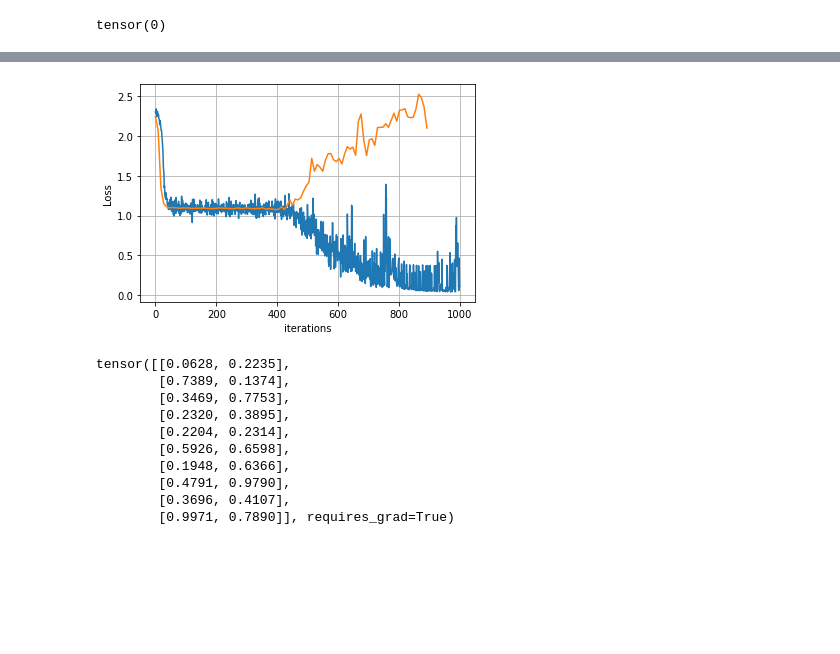
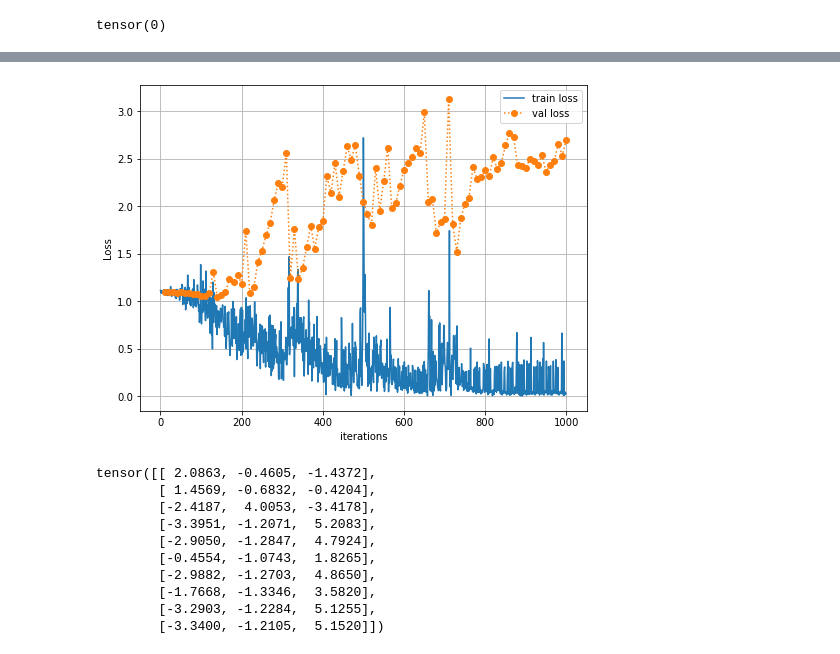
Before and after one commit to grohalex/NLP_TweetSentimentAnalysis, a Jupyter notebook: NN-testing.ipynb, the cells around one changed output, grey strips where cells are left out. Saved outputs shown, nothing was run; the diff lists cells and outputs as text; code cells hidden in the pictures; blank space fills up the shorter version.

Commit message:
finished small_datasets analysis - starting full training

```diff
--- a/NN-testing.ipynb
+++ b/NN-testing.ipynb
@@ -346,7 +344,7 @@ class RNN(nn.Module):
         out = self.fc1(out)
         return out
 
-model = RNN(input_size, hidden_size, n_layers, num_classes).to(device)
+model = RNN(input_size, hidden_size, n_layers, n_classes).to(device)
 
 # Loss and optimizer
 criterion = nn.CrossEntropyLoss()
@@ -388,12 +386,14 @@ for epoch in tqdm(range(n_epochs)):
             ys_pred.append(preds.argmax(dim=-1))
         ys_true = torch.cat(ys_true)
         ys_pred = torch.cat(ys_pred)
+        mean_val_loss = torch.tensor(L_val).mean()
+        val_accuracy = accuracy_score(ys_true.detach().numpy(), ys_pred.detach().numpy())
+        #print("Validation loss: {:.3f}".format(mean_val_loss))
+        #print("Validation accu: {:.3f}".format(val_accuracy))
+        L_validation.append(mean_val_loss)  # append the validation loss vector
+        i_val.append((epoch + 1) * (i + 1))             # record the iteration number for plotting
 
-        #print("Validation loss: {:.3f}".format(torch.tensor(L_val).mean()))
-        #print("Validation accu: {:.3f}".format(accuracy_score(ys_true.detach().numpy(), ys_pred.detach().numpy())))
-        L_validation.append(torch.tensor(L_val).mean())  # append the validation loss vector
-        i_val.append(epoch * i)
-
-plt.plot(L);plt.xlabel('iterations');plt.ylabel('Loss');plt.grid()
-plt.plot(i_val, L_validation); plt.show()
+print(f"Train loss: \t {L[-1]:.3f}\nValidation loss: {L_validation[-1]:.3f}\nValidation acc:  {val_accuracy:.3f} ")
+plt.figure(figsize=(8,6)); plt.plot(L, label="train loss");plt.xlabel('iterations');plt.ylabel('Loss');plt.grid()
+plt.plot(i_val, L_validation, 'o:', label="val loss"); plt.legend(); plt.show()
 # %% [output]
@@ -400,37 +403,14 @@ plt.plot(i_val, L_validation); plt.show()
-[figure, old version]
+[figure, new version]
-# %%
-# Loss and optimizer
-criterion = nn.CrossEntropyLoss()
-optimizer = torch.optim.Adam(model.parameters(), lr=learning_rate)
-
-# Train the model
-n_total_steps = len(train_loader)
-for epoch in range(num_epochs):
-    for i, (images, labels) in enumerate(train_loader):
-        # origin shape: [N, 1, 28, 28]
-        # resized: [N, 28, 28]
-        images = images.reshape(-1, sequence_length, input_size).to(device)
-        labels = labels.to(device)
-
-        # Forward pass
-        outputs = model(images)
-        loss = criterion(outputs, labels)
-
-        # Backward and optimize
-        optimizer.zero_grad()
-        loss.backward()
-        optimizer.step()
-
-        if (i+1) % 100 == 0:
-            print (f'Epoch [{epoch+1}/{num_epochs}], Step [{i+1}/{n_total_steps}], Loss: {loss.item():.4f}')
-# %% [output]
-tensor([[0.0628, 0.2235],
-        [0.7389, 0.1374],
-        [0.3469, 0.7753],
-        [0.2320, 0.3895],
-        [0.2204, 0.2314],
-        [0.5926, 0.6598],
-        [0.1948, 0.6366],
-        [0.4791, 0.9790],
-        [0.3696, 0.4107],
-        [0.9971, 0.7890]], requires_grad=True)
+# %%
+print(preds)
+# %% [output]
+tensor([[ 2.0863, -0.4605, -1.4372],
+        [ 1.4569, -0.6832, -0.4204],
+        [-2.4187,  4.0053, -3.4178],
+        [-3.3951, -1.2071,  5.2083],
+        [-2.9050, -1.2847,  4.7924],
+        [-0.4554, -1.0743,  1.8265],
+        [-2.9882, -1.2703,  4.8650],
+        [-1.7668, -1.3346,  3.5820],
+        [-3.2903, -1.2284,  5.1255],
+        [-3.3400, -1.2105,  5.1520]])
```
Also changed, not shown: parts of 3 cells of this notebook.
